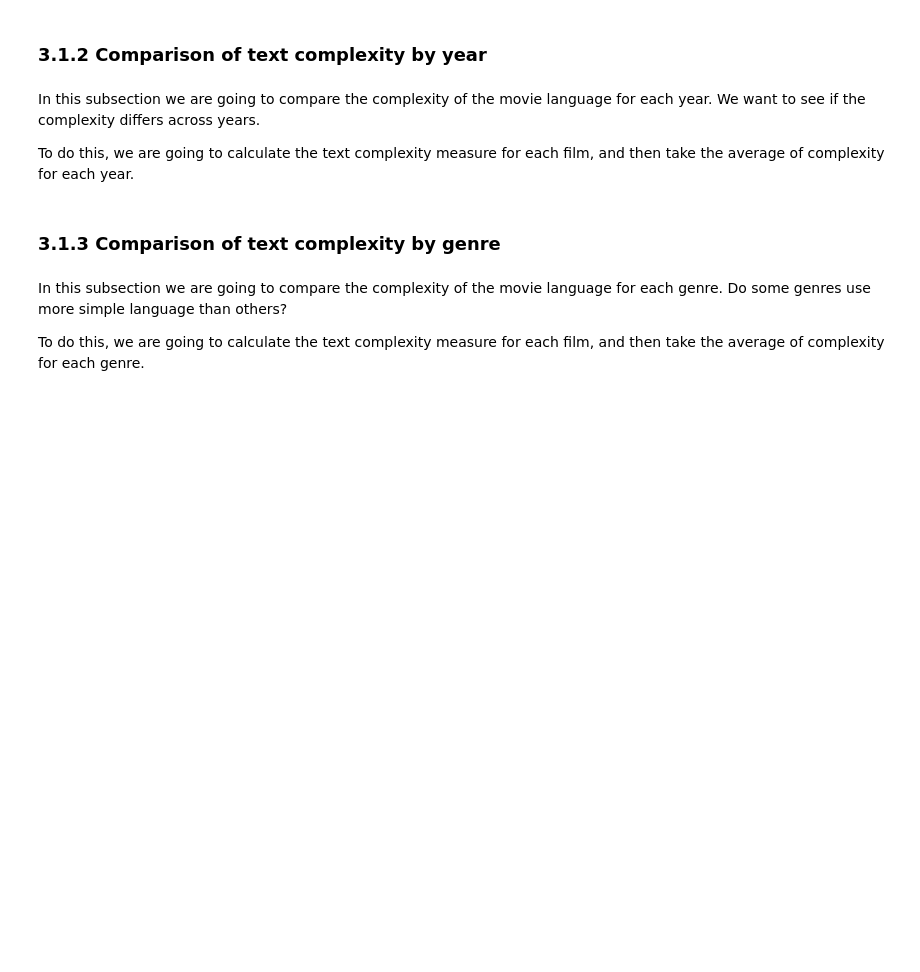
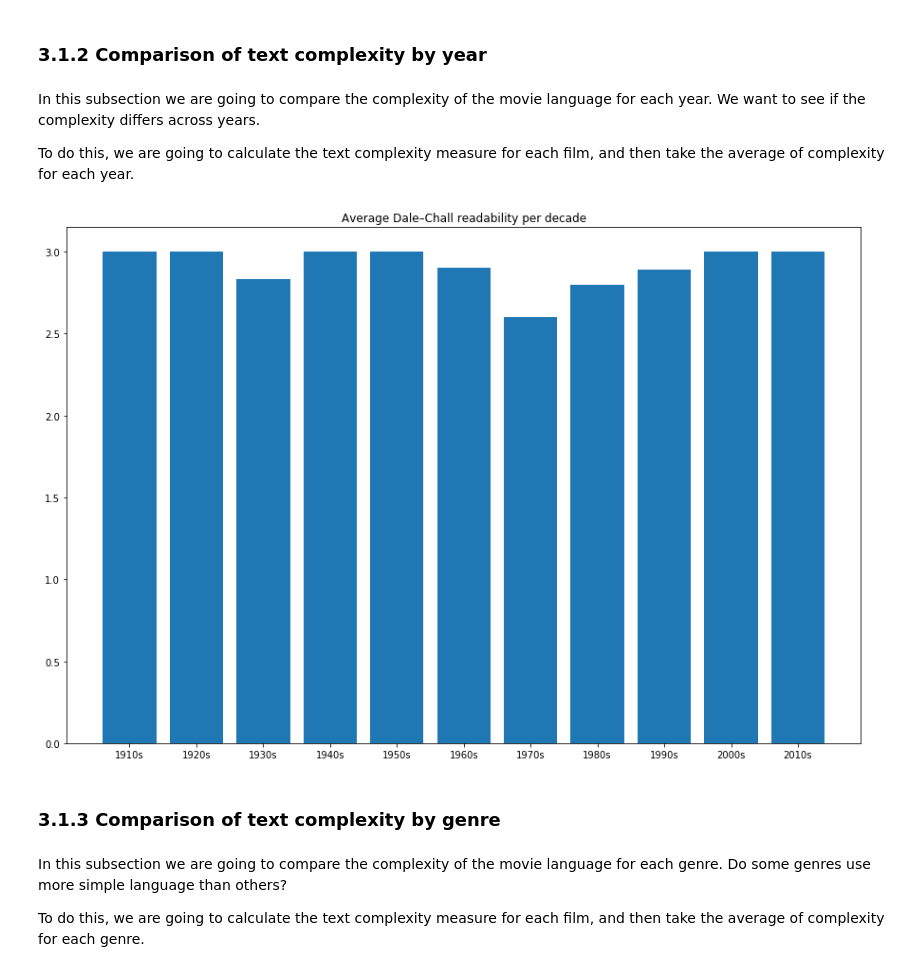
Before and after one commit to RobertInjac/ADA-Project-2018-OpenSubtitles, a Jupyter notebook: Project.ipynb, the cells around one changed output. Drawn from its saved outputs; the diff is of its cells as text; code cells hidden in the pictures; blank space fills up the shorter version.

```diff
--- a/Project.ipynb
+++ b/Project.ipynb
@@ -1031,6 +1075,46 @@ In this subsection we are going to compare the complexity of the movie language
 We want to see if the complexity differs across years.
 
 To do this, we are going to calculate the text complexity measure for each film, and then take the average of complexity for each year.
+# %%
+# get average score per year
+by_year = complexity_df.groupby('year')['score'].mean().reset_index()
+
+# sort the films by year
+by_year = by_year.sort_values(by='year')
+
+# convert year to int the 'year' value
+by_year['year'] = pd.to_numeric(by_year['year'], errors='coerce', downcast='integer')
+
+# remove films with "Nan" as year value
+# since we cannot really use them
+by_year = by_year.dropna()
+by_year = by_year.reset_index(drop=True)
+by_year['year'] = by_year['year'].astype('int')
+# %%
+years = list(by_year['year'])
+labels = []
+averages = []
+
+for decade in range(1910, 2020, 10):
+    # create bin label
+    label = str(decade) + "s"
+    labels.append(label)
+
+    # calculate count for the bin
+    average = 0
+    count = 0
+    for year in range(decade, decade+10):
+        if year in years:
+            average += int(by_year.loc[by_year['year'] == year]['score'])
+            count += 1
+    averages.append(average / count)
+# %%
+plt.figure(figsize=(15,10))
+plt.bar(labels, averages)
+plt.title('Average Dale–Chall readability per decade')
+plt.show()
+# %% [output]
+[figure, added]
 # %% [markdown]
 ### 3.1.3 Comparison of text complexity by genre
 # %% [markdown]
```
Also changed, not shown: parts of 23 cells of this notebook.
